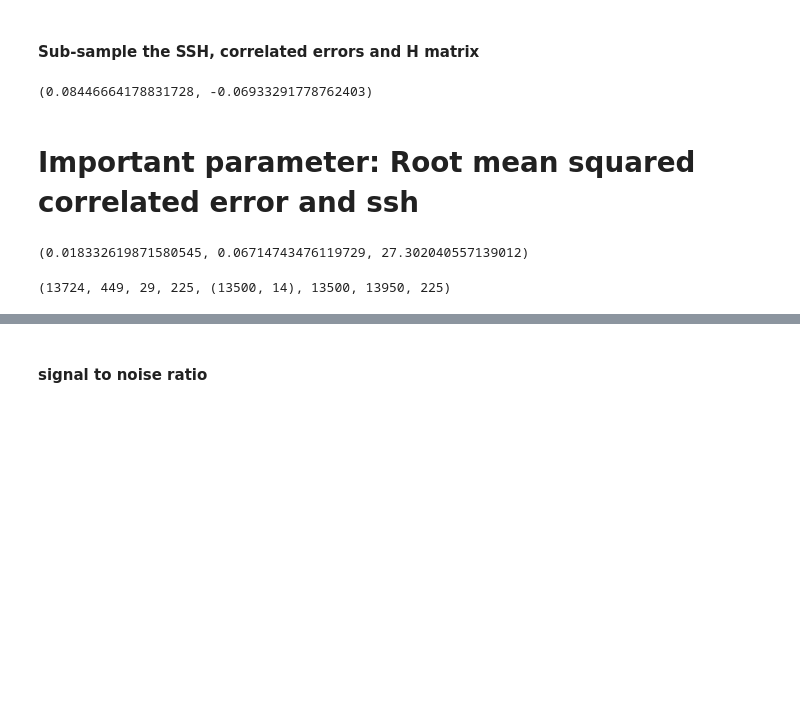
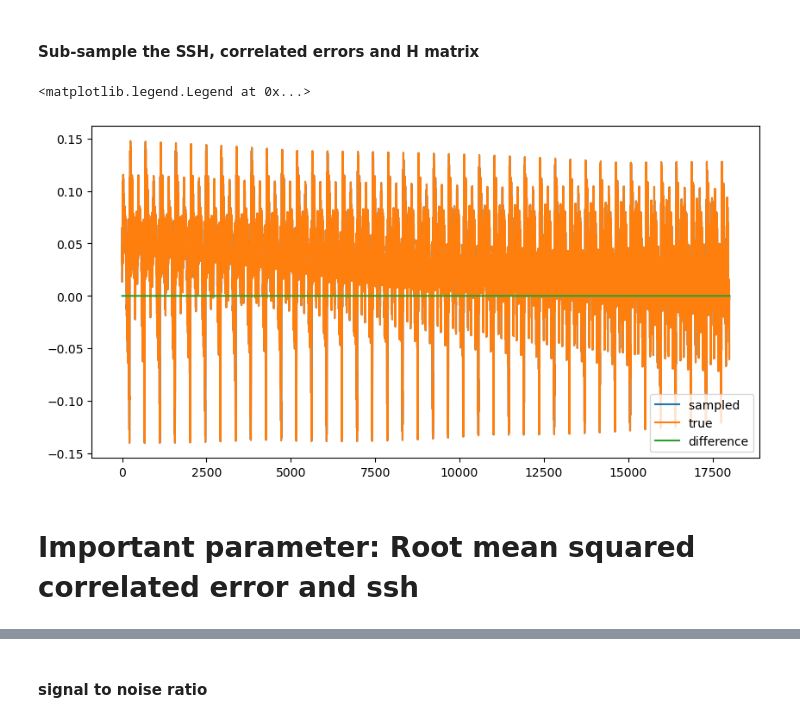
Before and after one commit to yugaophd/cer-swot, a Jupyter notebook: CER111_aviso_multiday_swath_1v2step.ipynb, the cells around one changed output, grey strips where cells are left out. Drawn from its saved outputs; the diff is of its cells as text; code cells hidden in the pictures; blank space fills up the shorter version.

```diff
--- a/CER111_aviso_multiday_swath_1v2step.ipynb
+++ b/CER111_aviso_multiday_swath_1v2step.ipynb
@@ -273,28 +224,60 @@ cor_err = np.zeros(N) # Correlated Error N: Number of y data
 Y_v = np.zeros(N)
 ssh = np.zeros(N)
 counter = 0
+mask=np.zeros([MSLA_fwd.shape[0],MSLA_fwd.shape[1],MSLA_fwd.shape[2]])
 
 for ii in range(N):
     IIndex[ii] = nx * ny * tindex[ii] + xvalid_index[ii] + nx*yvalid_index[ii] # index in the vector space
     ssh[ii] = MSLA_fwd[xvalid_index[ii], yvalid_index[ii], int(tindex[ii])]
     cor_err[ii] = timing_err_valid.flatten()[ii] + roll_err_valid.flatten()[ii] + baseline_dilation_err_valid.flatten()[ii] + phase_err_valid.flatten()[ii]
-    MSLA_swath[ii] = ssh[ii] + cor_err[ii] # filtered AVISO SSH , no error along the satellite passings
+    MSLA_swath[ii] = ssh[ii] #+ cor_err[ii] # filtered AVISO SSH , no error along the satellite passings
+    mask[xvalid_index[ii], yvalid_index[ii], int(tindex[ii])] = 1
+
     for nn in range(M):
         JIndex = 2 * MModes * nn # +  2 * mm # Model space
         H_swath[ii, JIndex] = H_cos[IIndex[ii].astype(int), nn]
         H_swath[ii, JIndex + 1] = H_sin[IIndex[ii].astype(int), nn]
-# %%
-cor_err.max(), cor_err.min()
-# %% [output]
-(0.08446664178831728, -0.06933291778762403)
+# %%
+#### Sub-sample the SSH, correlated errors and H matrix
+N = len(tindex) # number of data
+MSLA_swath = np.zeros(N)
+M = l_n.size * k_n.size
+nx, ny = len(lon), len(lat)
+H_swath = np.zeros([N, 2 * M + Tdim * 7*2]) # M: number of model
+IIndex = np.zeros(N) # N: Number of y data
+cor_err = np.zeros(N) # Correlated Error N: Number of y data
+Y_v = np.zeros(N)
+ssh = np.zeros(N)
+counter = 0
+mask=np.zeros([MSLA_fwd.shape[0],MSLA_fwd.shape[1],MSLA_fwd.shape[2]])
+
+for ii in range(N):
+    IIndex[ii] = nx * ny * tindex[ii] + xvalid_index[ii] + nx*yvalid_index[ii] # index in the vector space
+    ssh[ii] = MSLA_fwd[yvalid_index[ii], xvalid_index[ii], int(tindex[ii])]
+    cor_err[ii] = timing_err_valid.flatten()[ii] + roll_err_valid.flatten()[ii] + baseline_dilation_err_valid.flatten()[ii] + phase_err_valid.flatten()[ii]
+    MSLA_swath[ii] = ssh[ii] #+ cor_err[ii] # filtered AVISO SSH , no error along the satellite passings
+    mask[yvalid_index[ii], xvalid_index[ii], int(tindex[ii])] = 1
+
+    for nn in range(M):
+        JIndex = 2 * MModes * nn # +  2 * mm # Model space
+        H_swath[ii, JIndex] = H_cos[IIndex[ii].astype(int), nn]
+        H_swath[ii, JIndex + 1] = H_sin[IIndex[ii].astype(int), nn]
+# %%
+plt.figure(figsize = (10,5))
+plt.plot(MSLA_swath, label = 'sampled ')
+plt.plot(ssh, label= 'true')
+plt.plot(ssh- MSLA_swath, label= 'difference')
+# plt.plot(cor_err, label= 'true')
+# plt.plot(msla_estimated_swath, label = 'estimate')
+plt.legend()
+# %% [output]
+<matplotlib.legend.Legend at 0x...>
+[figure, added]
 # %% [markdown]
 # Important parameter: Root mean squared correlated error and ssh
 # %%
 rms_err = np.sqrt(np.mean(cor_err**2))
 rms_ssh = np.sqrt(np.mean(ssh**2))
-rms_err, rms_ssh, rms_err/ rms_ssh * 100
-# %% [output]
-(0.018332619871580545, 0.06714743476119729, 27.302040557139012)
 # %%
 left_valid = len(yswath_index_left.compressed().astype(int))
 right_valid = len(yswath_index_right.compressed().astype(int))
@@ -332,7 +314,3 @@ for tt in range(Tdim):
         err_basis_func[ii+tt*Valid_points, IND_PHASE4r] = xc1_valid[tt, ii] * H_neg # alpha_phase4 * Xc * np.heaviside(xx - xc, 1)
         err_basis_func[ii+tt*Valid_points, IND_PHASE5r] = H_pos                 # alpha_phase5 * np.heaviside(xx + xc, 1)
         err_basis_func[ii+tt*Valid_points, IND_PHASE6r] = xc1_valid[tt, ii] * H_pos # alpha_phase6 * np.heaviside(xx + xc, 1)
-# %%
-ii+tt*Valid_points+left_valid, ii, tt, left_valid, err_basis_func.shape, 450*30, Valid_points+Tdim*Valid_points, np.max(left_valid)
-# %% [output]
-(13724, 449, 29, 225, (13500, 14), 13500, 13950, 225)
```
Also changed, not shown: parts of 68 cells of this notebook, 5 other files.
